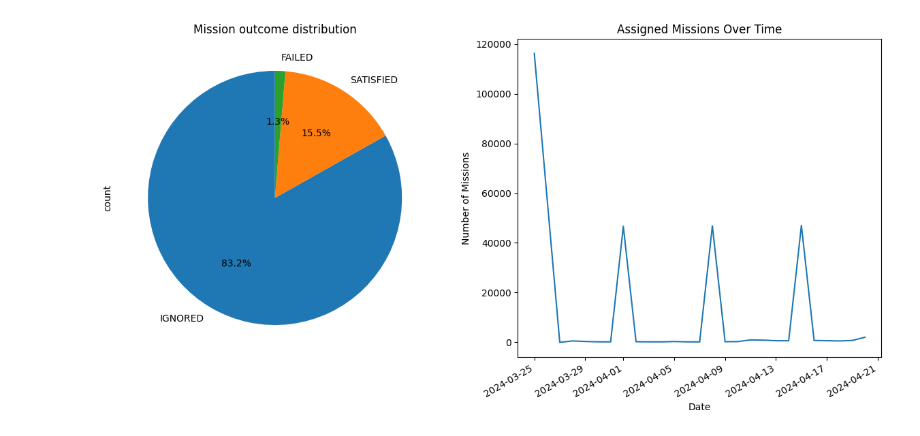
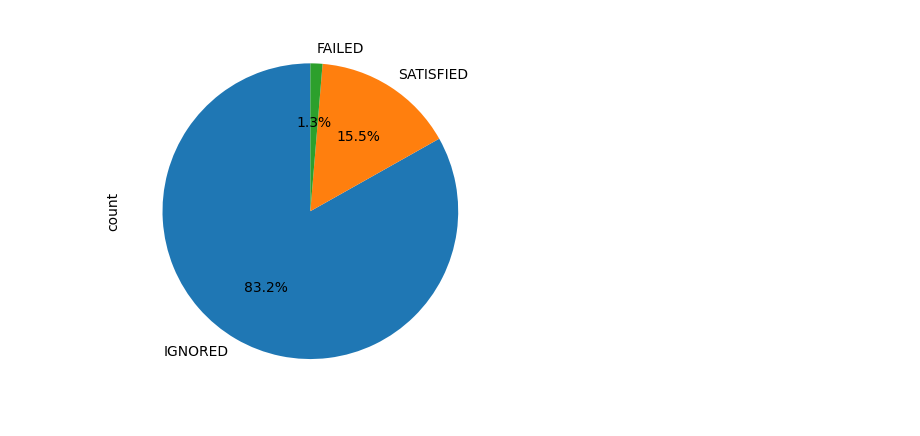
Before and after one commit to rik1599/playngo_challenge_generator, a Jupyter notebook: notebooks/EarthDay.ipynb, the cells around one changed output. Saved outputs shown, nothing was run; the diff lists cells and outputs as text; code cells hidden in the pictures.

```diff
--- a/notebooks/EarthDay.ipynb
+++ b/notebooks/EarthDay.ipynb
@@ -63,16 +63,7 @@ summary
-# %%
-import matplotlib.pyplot as plt
-
-fig, axs = plt.subplots(1, 2, figsize=(12, 6))
-
-df['outcome'].value_counts().plot(kind='pie', autopct='%1.1f%%', startangle=90, ax=axs[0])
-axs[0].set_title('Mission outcome distribution')
-
-df.groupby('start_date').size().plot(ax=axs[1])
-axs[1].set_title('Assigned Missions Over Time')
-axs[1].set_xlabel('Date')
-axs[1].set_ylabel('Number of Missions')
-
-plt.tight_layout()
-# %% [output]
-[figure, removed]
+# %%
+import matplotlib.pyplot as plt
+
+df['outcome'].value_counts().plot(kind='pie', autopct='%1.1f%%', startangle=90)
+plt.show()
+# %% [output]
+[figure, added]
```
Also changed, not shown: parts of 10 cells of this notebook.
